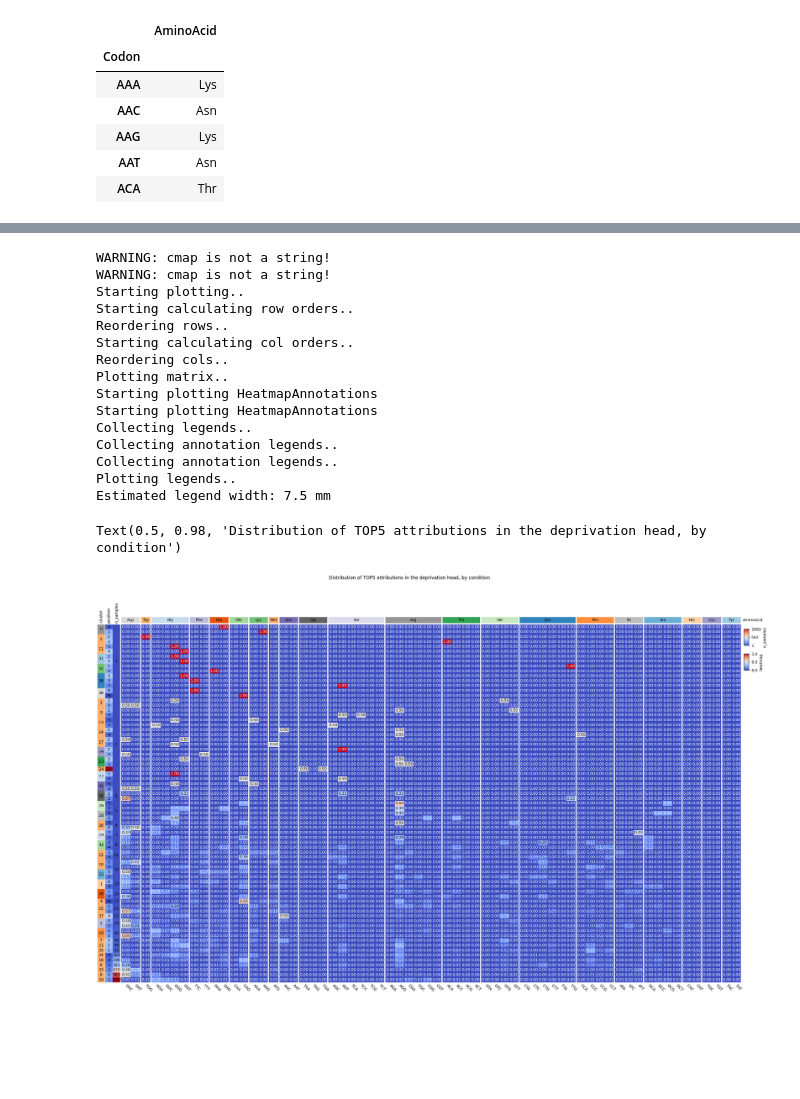
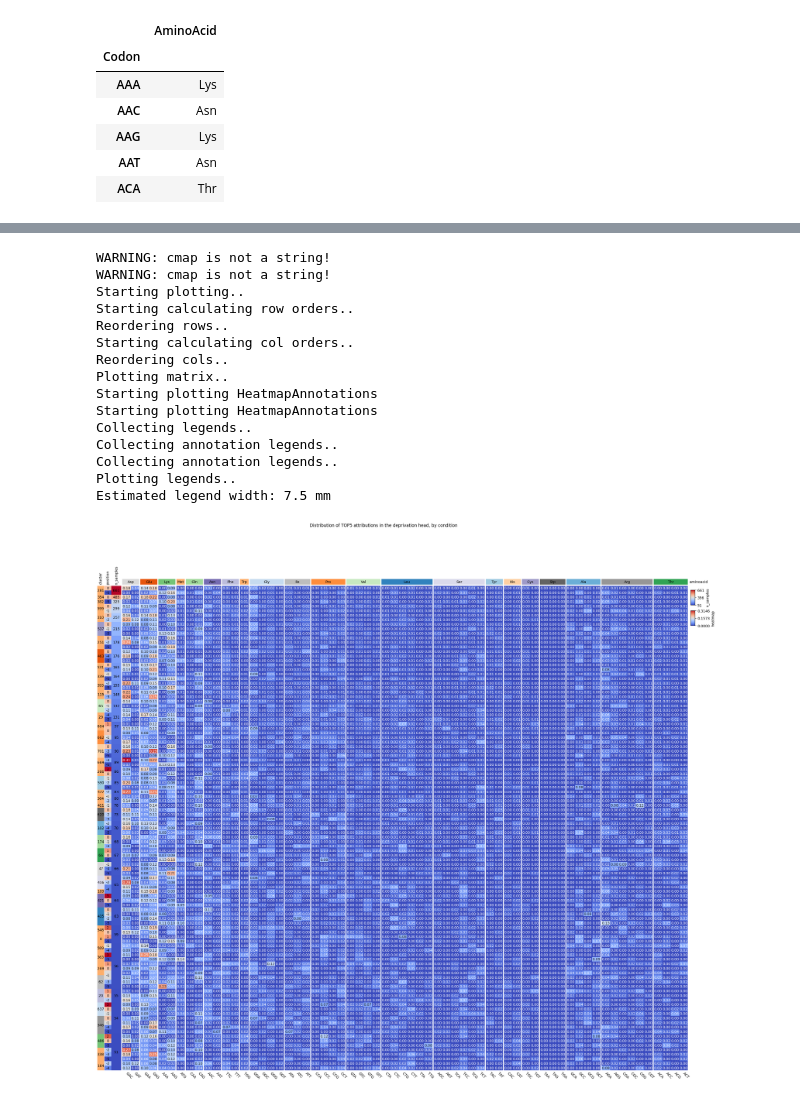
Before and after one commit to vam-sin/riboclette, a Jupyter notebook: downstream_analysis/ctrl_head_clustering.ipynb, the cells around one changed output, grey strips where cells are left out. Drawn from its saved outputs; the diff is of its cells as text; code cells hidden in the pictures; blank space fills up the shorter version.

Commit message:
Updated plot generation

```diff
--- a/downstream_analysis/ctrl_head_clustering.ipynb
+++ b/downstream_analysis/ctrl_head_clustering.ipynb
@@ -77,8 +106,12 @@ clusters = np.array([peaks_to_cluster_id[p] for p in peaks_data])
 # %%
 from collections import defaultdict
 cluster_codons = defaultdict(list)
-for peaks, cluster_id in peaks_to_cluster_id.items():
+for peaks, cluster_id in tqdm(peaks_to_cluster_id.items()):
     if len(peaks) == 0:
         continue
     for p in peaks:
-        cluster_codons[cluster_id].append((np.sum(clusters == cluster_id), p-20, [seq[p*3:3*(p+1)] for seq in windows_seq[clusters == cluster_id]]))
+        cluster_codons[cluster_id].append((
+            np.sum(clusters == cluster_id),  # Count elements of given cluster
+            p-RADIUS, # Make peak location relative to A-site
+            [seq[p*3:3*(p+1)] for seq in windows_seq[clusters == cluster_id]] # Find codons appearing at the peak position for a given cluster
+        ))
@@ -105,11 +118,3 @@ defaultdict(list,
-# %%
-nunique = []
-for k, v in cluster_codons.items():
-    for n_seq, idx, pos in v:
-        codons, codon_counts = np.unique(pos, return_counts=True)
-        codon_counts = codon_counts / np.sum(codon_counts)
-        nunique.append(
-            pd.DataFrame(np.stack([codons, codon_counts]).T, columns=['codon', 'freq']).set_index('codon').reindex(genetic_code.index, fill_value=0).reset_index().assign(position=idx).assign(cluster=k).assign(n_samples=n_seq))
 # %%
 genetic_code = pd.read_csv(GC_FPATH, index_col=0).set_index('Codon')
 genetic_code.head()
@@ -121,3 +126,11 @@ genetic_code.head()
 | AAG | Lys |
 | AAT | Asn |
 | ACA | Thr |
+# %%
+nunique = []
+for cluster_id, v in cluster_codons.items():
+    for n_seq, idx, pos in v:
+        codons, codon_counts = np.unique(pos, return_counts=True) # Find unique codons and relative counts occurring at a given position
+        codon_counts = codon_counts / np.sum(codon_counts) # Normalize the counts
+        nunique.append(
+            pd.DataFrame(np.stack([codons, codon_counts]).T, columns=['codon', 'freq']).set_index('codon').reindex(genetic_code.index, fill_value=0).reset_index().assign(position=idx, cluster=cluster_id, n_samples=n_seq))
@@ -124,3 +139,4 @@ genetic_code.head()
 # %%
 data = pd.concat(nunique).assign(peak_id=lambda df: df.cluster.astype(str) + "_" + df.position.astype(str))#.set_index('peak_id')#.pivot(columns='Codon', values='freq').astype(float).fillna(0.)
 data = data.astype(dict(freq='float', Codon='str', peak_id='str'))
+data = data.query(f"n_samples > {CLUSTER_MIN_SIZE}")
@@ -127,5 +226,5 @@ data = data.astype(dict(freq='float', Codon='str', peak_id='str'))
 # %%
-plt.figure(figsize=(30, n_clusters // 2))
+plt.figure(figsize=(30, data.cluster.nunique() // 2))
 
 cmap = plt.get_cmap('tab20c')
 colors = np.array(cmap.colors)
@@ -135,39 +234,38 @@ randomized_cmap = plt.matplotlib.colors.ListedColormap(colors)
 
 col_ha = pch.HeatmapAnnotation(aminoacid=pch.anno_simple(genetic_code, add_text=True,legend=False,text_kws={'fontsize':10, 'color':'black'},cmap=randomized_cmap, height=5),axis=1)
 row_ha = pch.HeatmapAnnotation(
-    cluster=pch.anno_simple(data.groupby(['cluster', 'position'])[['cluster']].first(), add_text=True, legend=False,text_kws={'fontsize':10, 'color':'black','rotation':0}, height=7,cmap=randomized_cmap),
-    position=pch.anno_simple(data.groupby(['cluster', 'position'])[['position']].first(), add_text=True, legend=False,text_kws={'fontsize':10, 'color':'black','rotation':0}, height=7, majority=False,cmap='coolwarm'),
-    n_samples=pch.anno_simple(data.groupby(['cluster', 'position'])[['n_samples']].first(), add_text=True, legend=True, text_kws={'fontsize':10, 'color':'black','rotation':0}, height=10,cmap='coolwarm'),
+    cluster=pch.anno_simple(data.groupby(['peak_id'])[['cluster']].first(), add_text=True, legend=False,text_kws={'fontsize':10, 'color':'black','rotation':0}, height=7,cmap=randomized_cmap),
+    position=pch.anno_simple(data.groupby(['peak_id'])[['position']].first(), add_text=True, legend=False,text_kws={'fontsize':10, 'color':'black','rotation':0}, height=7, majority=False,cmap='coolwarm'),
+    n_samples=pch.anno_simple(data.groupby(['peak_id'])[['n_samples']].first(), add_text=True, legend=True, text_kws={'fontsize':10, 'color':'black','rotation':0}, height=10,cmap='coolwarm'),
     axis=0)
 pch.ClusterMapPlotter(
-    data=data.sort_values(['n_samples', 'cluster', 'position']).pivot_table(index=['cluster', 'position'],columns='Codon', values='freq', sort=False),
+    data=data.sort_values(['n_samples', 'cluster', 'position'], ascending=False).pivot_table(index=['peak_id'],columns='Codon', values='freq', sort=False),
     col_split=genetic_code, col_split_gap=1,
     top_annotation=col_ha,
     left_annotation=row_ha,
     annot=True,
     fmt='.2f',
     cmap='coolwarm',
     show_rownames=False,show_colnames=True,
     col_cluster=False,row_cluster=False,
     col_cluster_metric='euclidean',
     xticklabels_kws=dict(labelrotation=-45))
 plt.suptitle('Distribution of TOP5 attributions in the deprivation head, by condition')
-#plt.savefig('plots/top5_attr_depr_head.png', dpi=400, bbox_inches='tight')
+plt.savefig('../results/plots/ctrl_head_clusters.png', dpi=400, bbox_inches='tight')
 # %% [output]
 WARNING: cmap is not a string!
 WARNING: cmap is not a string!
 Starting plotting..
 Starting calculating row orders..
 Reordering rows..
 Starting calculating col orders..
 Reordering cols..
 Plotting matrix..
 Starting plotting HeatmapAnnotations
 Starting plotting HeatmapAnnotations
 Collecting legends..
 Collecting annotation legends..
 Collecting annotation legends..
 Plotting legends..
 Estimated legend width: 7.5 mm
-Text(0.5, 0.98, 'Distribution of TOP5 attributions in the deprivation head, by condition')
-[figure, old version]
+[figure, new version]
```
Also changed, not shown: parts of 13 cells of this notebook, 1 other file.
